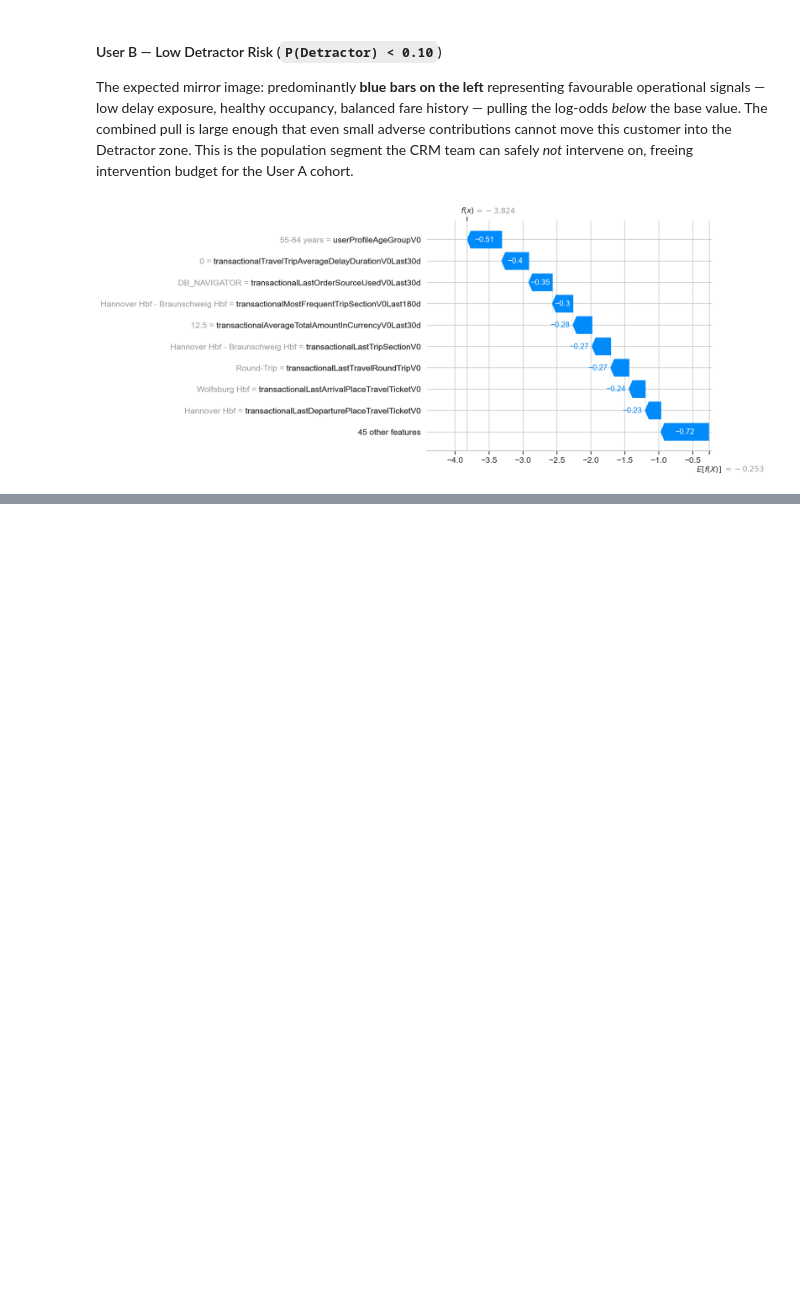
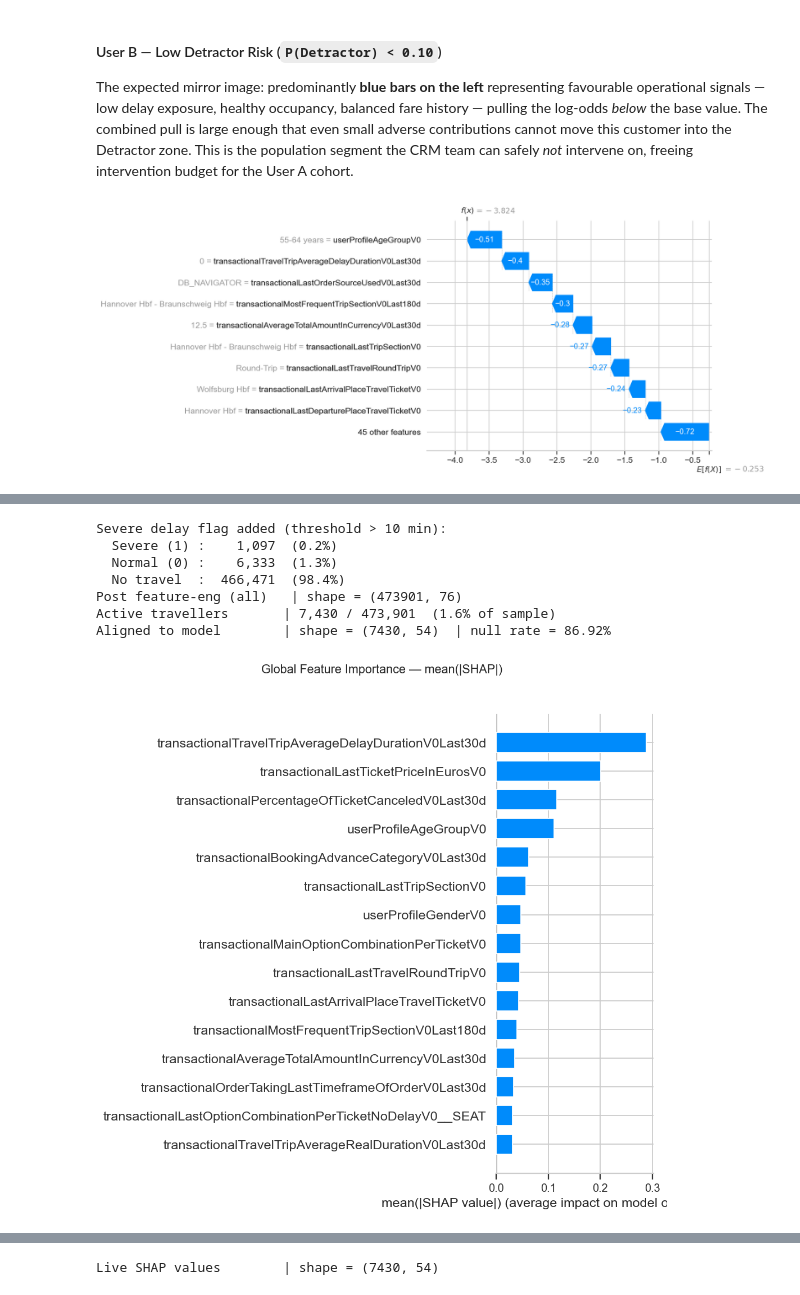
Before and after one commit to med-khalil-jabri/nps-drivers-analytics, a Jupyter notebook: notebooks/01_nps_hybrid_analysis.ipynb, the cells around one changed output, grey strips where cells are left out. Drawn from its saved outputs; the diff is of its cells as text; code cells hidden in the pictures; blank space fills up the shorter version.

```diff
--- a/notebooks/01_nps_hybrid_analysis.ipynb
+++ b/notebooks/01_nps_hybrid_analysis.ipynb
@@ -1744,0 +1673,50 @@ The full-population scoring pipeline is **implemented and ready** in `src/batch_
+# %%
+# ── Feature engineering on the Live sample ───────────────────────────────
+wide_live_sample = encoder.transform(wide_live_raw)
+wide_live_sample = add_severe_delay_flag(wide_live_sample, threshold=10.0)
+print(f"Post feature-eng (all)   | shape = {wide_live_sample.shape}")
+
+# ── Filter to active travellers ───────────────────────────────────────────
+# Customers with no travel in the 30-day window have null on every travel
+# metric the model was trained on.  Scoring them would only reflect the
+# model's base rate, not actionable operational signals.  We keep only
+# rows where the severe-delay flag is NOT null (i.e. the customer travelled).
+_DELAY_FLAG = "is_severe_delay_10m_plus"
+wide_live_active = wide_live_sample.filter(
+    ~pl.col(_DELAY_FLAG).is_null()
+)
+n_all    = wide_live_sample.height
+n_active = wide_live_active.height
+print(
+    f"Active travellers       | {n_active:,} / {n_all:,}  "
+    f"({n_active / n_all * 100:.1f}% of sample)"
+)
+
+X_live_active, _ = get_feature_matrix(wide_live_active, is_inference=True)
+
+# Align to training schema (column order + category code-space).
+X_live_active = X_live_active.reindex(columns=X_train_bin.columns)
+for col in X_train_bin.columns:
+    train_dtype = X_train_bin[col].dtype
+    if isinstance(train_dtype, pd.CategoricalDtype):
+        X_live_active[col] = pd.Categorical(
+            X_live_active[col],
+            categories=train_dtype.categories,
+            ordered=train_dtype.ordered,
+        )
+print(
+    f"Aligned to model        | shape = {X_live_active.shape}  "
+    f"| null rate = {X_live_active.isna().to_numpy().mean():.2%}"
+)
+
+shap_values_live = plot_global_shap(explainer_bin, X_live_active, max_display=15)
+print(f"Live SHAP values        | shape = {shap_values_live.values.shape}")
+# %% [output]
+Severe delay flag added (threshold > 10 min):
+  Severe (1) :    1,097  (0.2%)
+  Normal (0) :    6,333  (1.3%)
+  No travel  :  466,471  (98.4%)
+Post feature-eng (all)   | shape = (473901, 76)
+Active travellers       | 7,430 / 473,901  (1.6% of sample)
+Aligned to model        | shape = (7430, 54)  | null rate = 86.92%
+[figure, added]
@@ -1744,0 +1724 @@ The full-population scoring pipeline is **implemented and ready** in `src/batch_
+Live SHAP values        | shape = (7430, 54)
```
Also changed, not shown: parts of 19 cells of this notebook, 2 other files.
